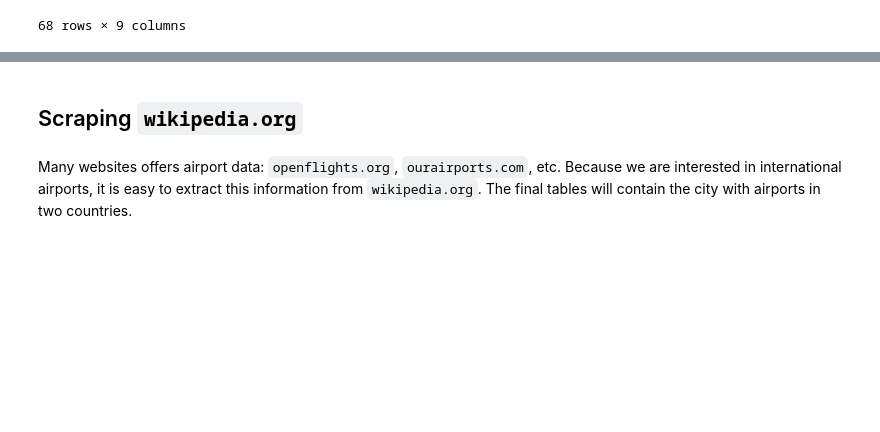
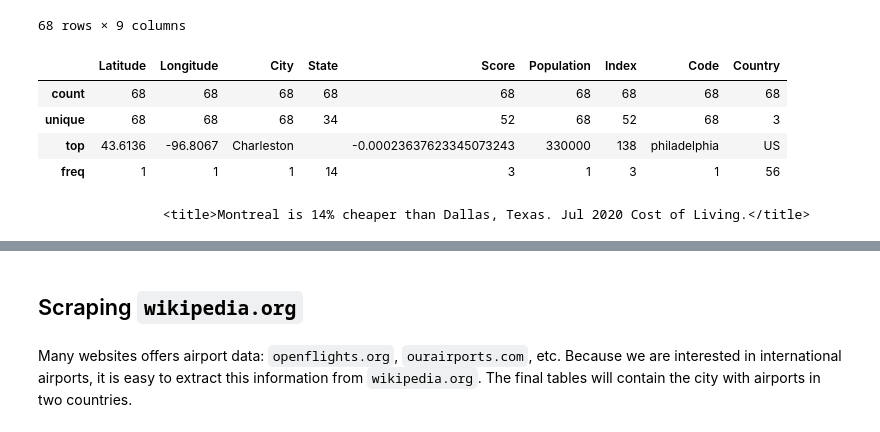
Before and after one commit to caos21/Coursera_Capstone, a Jupyter notebook: capstone-project-data.ipynb, the cells around one changed output, grey strips where cells are left out. Drawn from its saved outputs; the diff is of its cells as text; code cells hidden in the pictures; blank space fills up the shorter version.

Commit message:
added tables to report

```diff
--- a/capstone-project-data.ipynb
+++ b/capstone-project-data.ipynb
@@ -111,3 +111,11 @@ cities_df
 | 66 | 35.1495 | -90.049 | Memphis | Tennessee | -0.0028359514778200003 | 650100 | 128 | memphis | US |
 | 67 | 46.8123 | -71.2145 | Quebec City |  | -0.0029143832524302572 | 528595 | 127 | quebec-city | CA |
 68 rows × 9 columns
+# %%
+cities_df.describe()
+# %% [output]
+|  | Latitude | Longitude | City | State | Score | Population | Index | Code | Country |
+| count | 68 | 68 | 68 | 68 | 68 | 68 | 68 | 68 | 68 |
+| unique | 68 | 68 | 68 | 34 | 52 | 68 | 52 | 68 | 3 |
+| top | 43.6136 | -96.8067 | Charleston |  | -0.00023637623345073243 | 330000 | 138 | philadelphia | US |
+| freq | 1 | 1 | 1 | 14 | 3 | 1 | 3 | 1 | 56 |
@@ -113,0 +130,8 @@ cities_df
+# %%
+cl_index=[]
+for line in page.text.splitlines():
+    if "<title>" in line:
+        print(line)
+        cl_index=re.findall(r'\d+', line)[0]
+# %% [output]
+                <title>Montreal is 14% cheaper than Dallas, Texas. Jul 2020 Cost of Living.</title>
```
Also changed, not shown: parts of 13 cells of this notebook, 2 other files.
